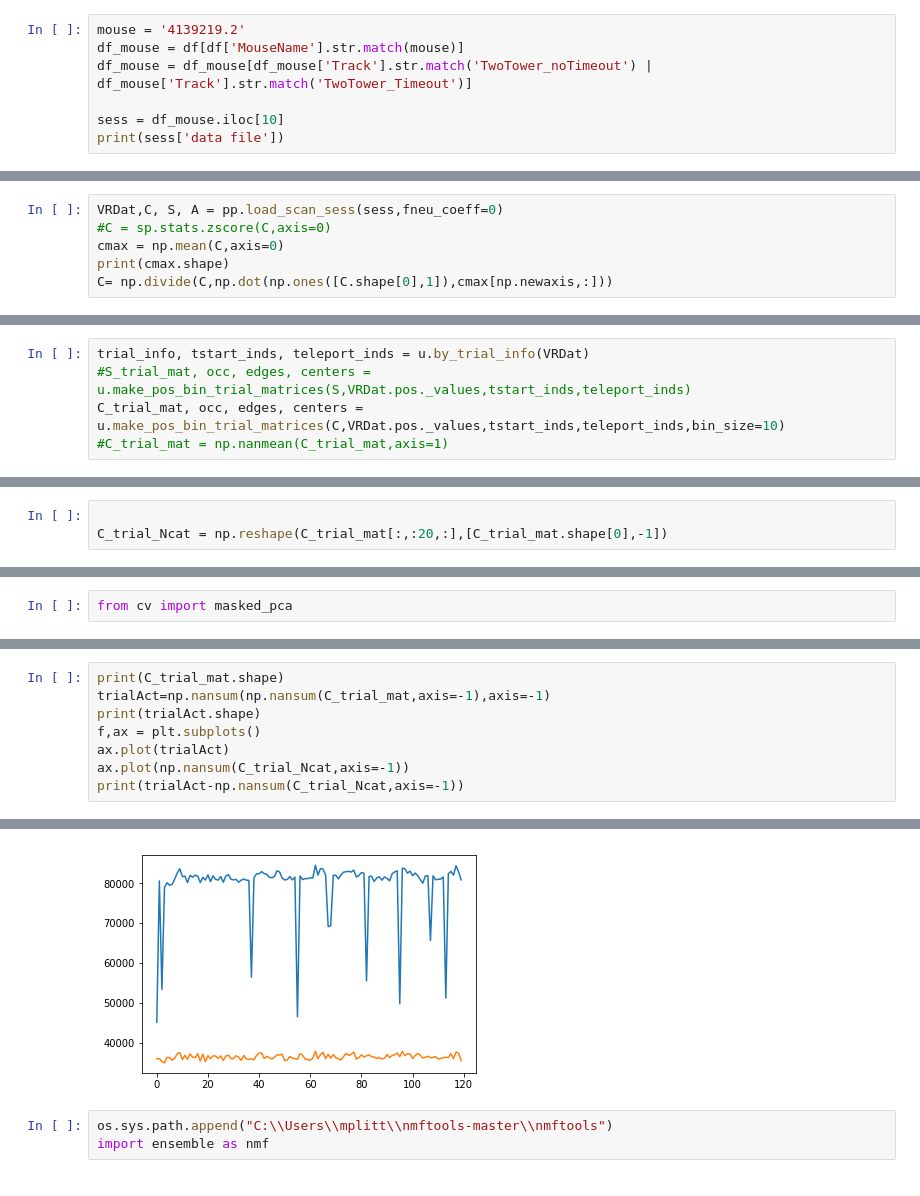
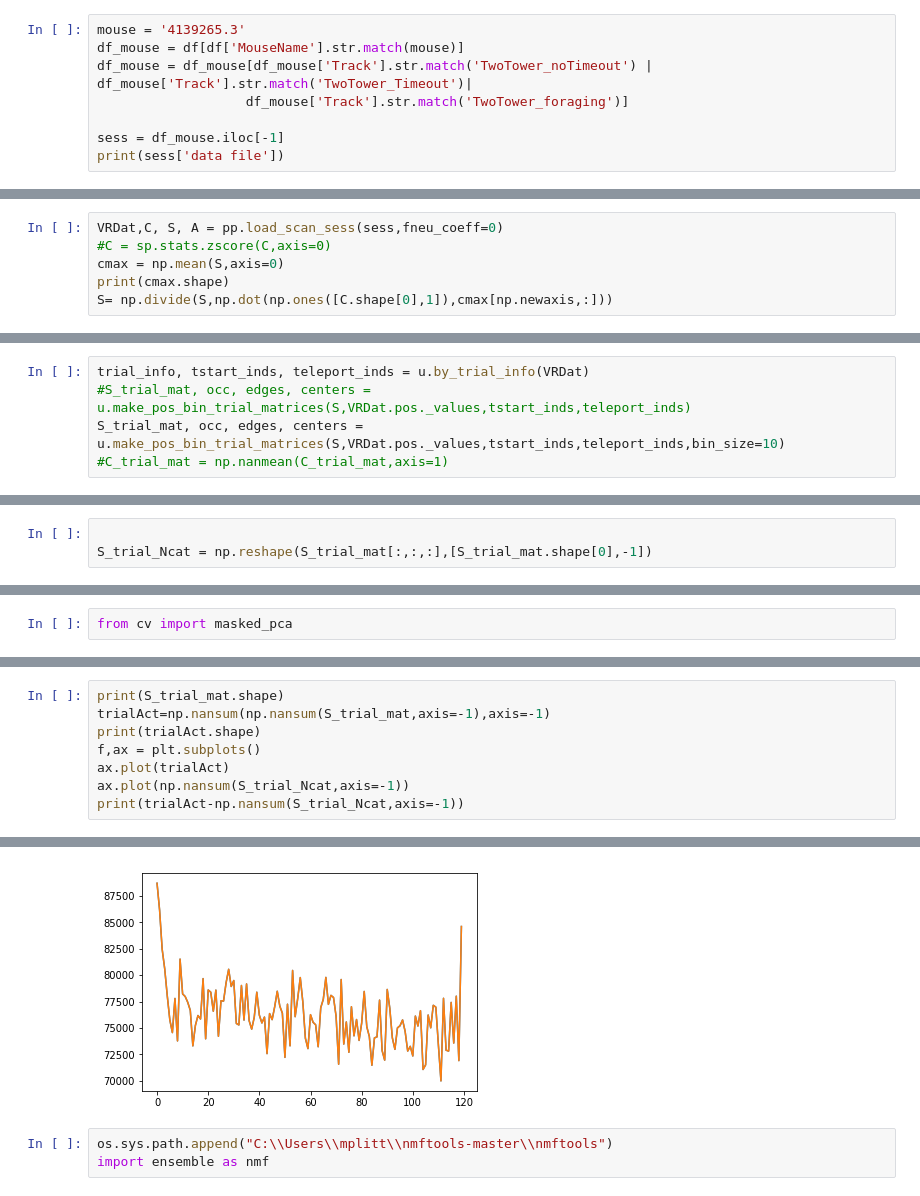
Before and after one commit to GiocomoLab/MightyMorphingPhotonRangers, a Jupyter notebook: NMF/Untitled.ipynb, the cells around one changed output, grey strips where cells are left out. Saved outputs shown, nothing was run; the diff lists cells and outputs as text.

```diff
--- a/NMF/Untitled.ipynb
+++ b/NMF/Untitled.ipynb
@@ -27,8 +29,9 @@ df = df.sort_values(['MouseName','DateTime','SessionNumber'])
 # %%
-mouse = '4139219.2'
+mouse = '4139265.3'
 df_mouse = df[df['MouseName'].str.match(mouse)]
-df_mouse = df_mouse[df_mouse['Track'].str.match('TwoTower_noTimeout') | df_mouse['Track'].str.match('TwoTower_Timeout')]
+df_mouse = df_mouse[df_mouse['Track'].str.match('TwoTower_noTimeout') | df_mouse['Track'].str.match('TwoTower_Timeout')|
+                   df_mouse['Track'].str.match('TwoTower_foraging')]
 
-sess = df_mouse.iloc[10]
+sess = df_mouse.iloc[-1]
 print(sess['data file'])
 # %% [output]
@@ -36,7 +39,7 @@ G:\My Drive\\VR_Data\TwoTower\4139219.2\23_10_2018\TwoTower_Timeout_2.sqlite
 # %%
 VRDat,C, S, A = pp.load_scan_sess(sess,fneu_coeff=0)
 #C = sp.stats.zscore(C,axis=0)
-cmax = np.mean(C,axis=0)
+cmax = np.mean(S,axis=0)
 print(cmax.shape)
-C= np.divide(C,np.dot(np.ones([C.shape[0],1]),cmax[np.newaxis,:]))
+S= np.divide(S,np.dot(np.ones([C.shape[0],1]),cmax[np.newaxis,:]))
 # %% [output]
@@ -48,6 +54,6 @@ See the caveats in the documentation: http://pandas.pydata.org/pandas-docs/stabl
 # %%
 trial_info, tstart_inds, teleport_inds = u.by_trial_info(VRDat)
 #S_trial_mat, occ, edges, centers = u.make_pos_bin_trial_matrices(S,VRDat.pos._values,tstart_inds,teleport_inds)
-C_trial_mat, occ, edges, centers = u.make_pos_bin_trial_matrices(C,VRDat.pos._values,tstart_inds,teleport_inds,bin_size=10)
+S_trial_mat, occ, edges, centers = u.make_pos_bin_trial_matrices(S,VRDat.pos._values,tstart_inds,teleport_inds,bin_size=10)
 #C_trial_mat = np.nanmean(C_trial_mat,axis=1)
 # %%
@@ -61,3 +67,3 @@ print(C_trial_mat.shape)
 # %%
 
-C_trial_Ncat = np.reshape(C_trial_mat[:,:20,:],[C_trial_mat.shape[0],-1])
+S_trial_Ncat = np.reshape(S_trial_mat[:,:,:],[S_trial_mat.shape[0],-1])
@@ -114,9 +118,9 @@ for factor in range(U.shape[1]):
 # %%
-print(C_trial_mat.shape)
-trialAct=np.nansum(np.nansum(C_trial_mat,axis=-1),axis=-1)
+print(S_trial_mat.shape)
+trialAct=np.nansum(np.nansum(S_trial_mat,axis=-1),axis=-1)
 print(trialAct.shape)
 f,ax = plt.subplots()
 ax.plot(trialAct)
-ax.plot(np.nansum(C_trial_Ncat,axis=-1))
-print(trialAct-np.nansum(C_trial_Ncat,axis=-1))
+ax.plot(np.nansum(S_trial_Ncat,axis=-1))
+print(trialAct-np.nansum(S_trial_Ncat,axis=-1))
 # %% [output]
@@ -140,4 +144,4 @@ print(trialAct-np.nansum(C_trial_Ncat,axis=-1))
-[figure, old version]
+[figure, new version]
 # %%
 os.sys.path.append("C:\\Users\\mplitt\\nmftools-master\\nmftools")
 import ensemble as nmf
```
Also changed, not shown: parts of 15 cells of this notebook, 6 other files.
